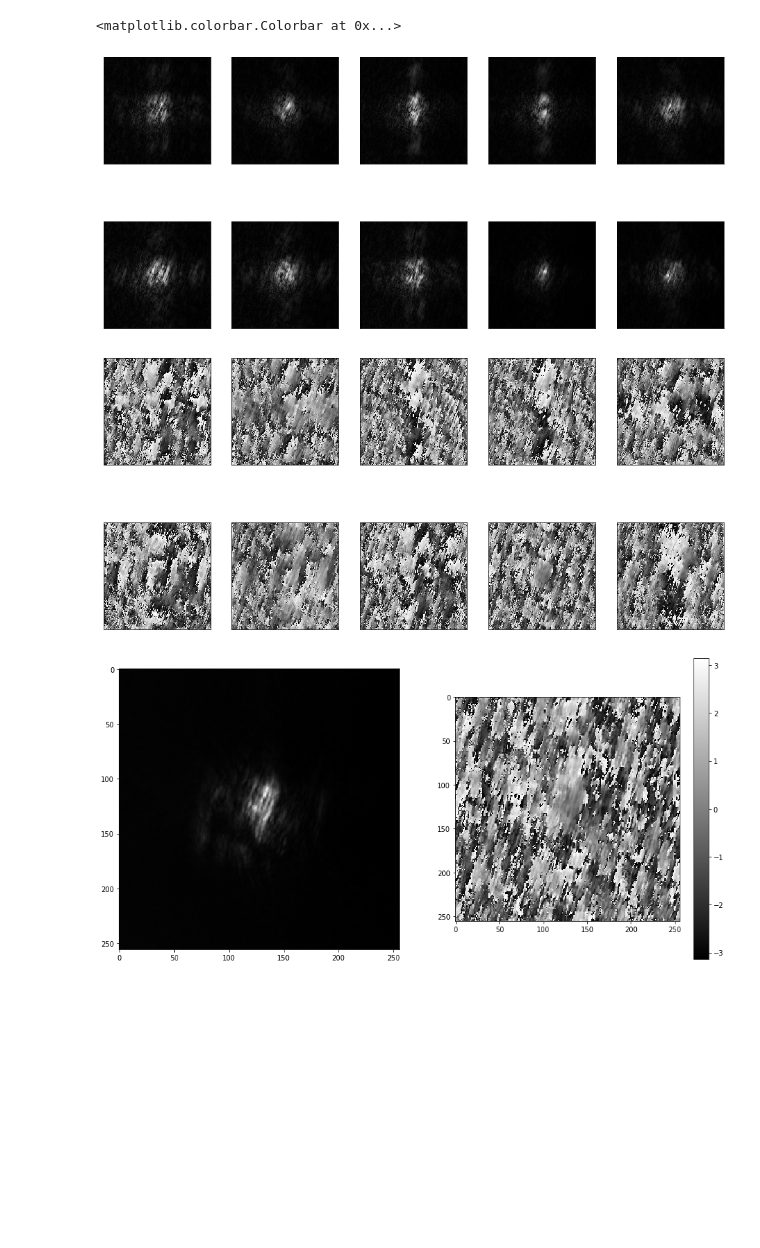
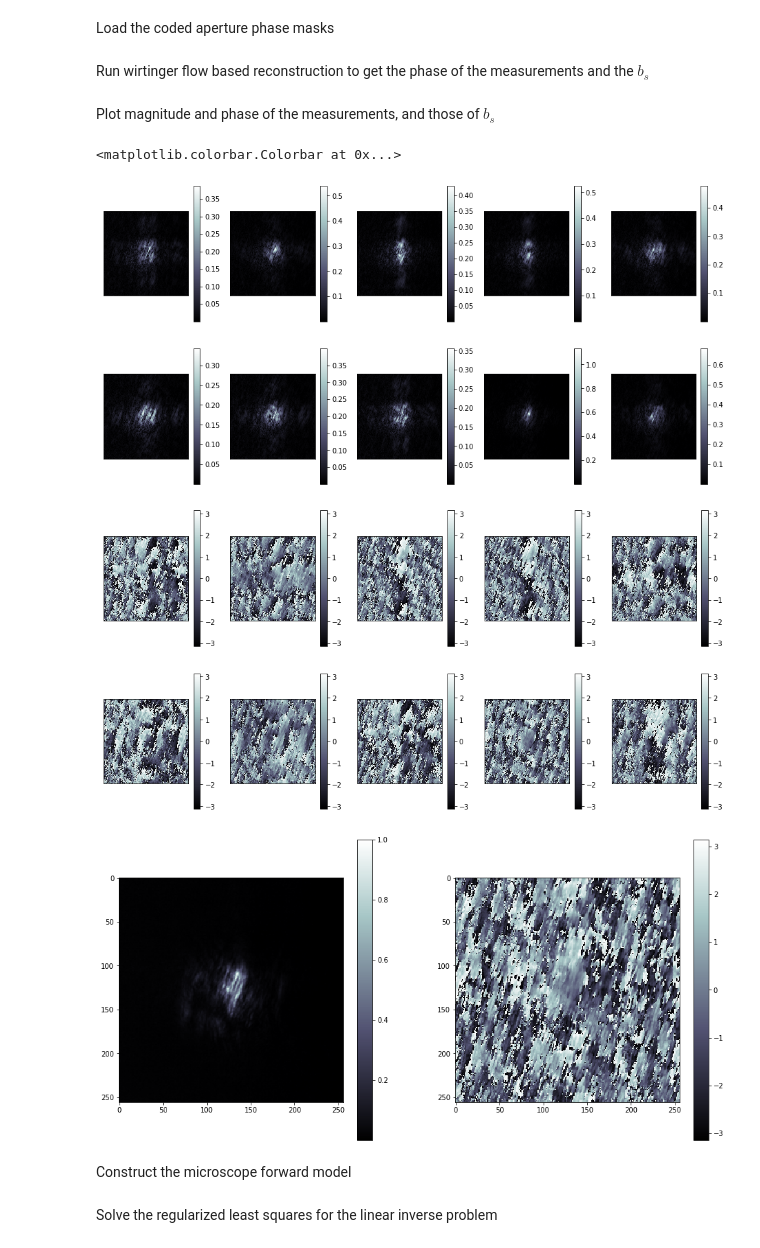
Before and after one commit to kvarun95/cshg, a Jupyter notebook: src/recon_ex.ipynb, the cells around one changed output. Drawn from its saved outputs; the diff is of its cells as text; code cells hidden in the pictures; blank space fills up the shorter version.

```diff
--- a/src/recon_ex.ipynb
+++ b/src/recon_ex.ipynb
@@ -17,5 +70,6 @@ sys.path.append("../Curvelab/fdct3d/src/")
 # %%
 N = 256
 NZ = 10
-data_dir = "../data/"
+data_dir = "../data/tissue/"
 num_masks = 10
+mode='amplify'
@@ -21,0 +78,11 @@ num_masks = 10
+# %%
+# get the data
+I_meas = scipy.io.loadmat(data_dir+"meas.mat")['meas_save']
+I_meas = np.transpose(I_meas, (2,0,1))
+I_meas[I_meas<0.] = 0.
+I_meas = I_meas**2
+I_meas = I_meas[:,::-1,::-1]
+
+master = scipy.io.loadmat(data_dir+"masterp.mat")['masterp_save']
+master = master[::-1,::-1]
+master[master<0.] = 0.
@@ -21,0 +91,8 @@ num_masks = 10
+# %%
+plt.rcParams['figure.figsize'] = 16,8
+plt.figure(1)
+for i in range(I_meas.shape[0]):
+    plt.subplot(2,5,i+1)
+    plt.imshow(abs(I_meas[i,:,:]), cmap='bone')
+    plt.xticks([])
+    plt.yticks([])
@@ -21,0 +101,2 @@ num_masks = 10
+# %% [markdown]
+Load the coded aperture phase masks
@@ -21,0 +119,2 @@ num_masks = 10
+# %% [markdown]
+Run wirtinger flow based reconstruction to get the phase of the measurements and the $b_s$
@@ -22,34 +132,28 @@ num_masks = 10
+# %% [markdown]
+Plot magnitude and phase of the measurements, and those of $b_s$
 # %%
-# get data
-y_meas = np.load("../results/ReconCpxField_meas.npy")
-y_holo = np.load("../results/ReconCpxField_rplane.npy")
-
-# Normalize data
-y_meas = y_meas / abs(y_holo).max()
-y_holo = y_holo / abs(y_holo).max()
-
-# plot the magnitude of the complex measurements
 plt.rcParams['figure.figsize'] = 16,8
 plt.figure(1)
 for i in range(y_meas.shape[0]):
     plt.subplot(2,5,i+1)
-    plt.imshow(abs(y_meas[i,:,:]), cmap='gray')
+    plt.imshow(abs(y_meas[i,:,:]), cmap='bone');plt.colorbar()
     plt.xticks([])
     plt.yticks([])
+
 plt.figure(2)
 for i in range(y_meas.shape[0]):
     plt.subplot(2,5,i+1)
-    plt.imshow(np.angle(y_meas[i,:,:]), cmap='gray')
+    plt.imshow(np.angle(y_meas[i,:,:]), cmap='bone');plt.colorbar()
     plt.xticks([])
     plt.yticks([])
 
 plt.figure(3)
 plt.subplot(121)
-plt.imshow(abs(y_holo), cmap='gray')
+plt.imshow(abs(y_holo), cmap='bone');plt.colorbar()
 plt.subplot(122)
-plt.imshow(np.angle(y_holo), cmap='gray');plt.colorbar()
+plt.imshow(np.angle(y_holo), cmap='bone');plt.colorbar()
 # %% [output]
 <matplotlib.colorbar.Colorbar at 0x...>
-[figure, old version]
+[figure, new version]
-[figure, old version]
+[figure, new version]
-[figure, old version]
+[figure, new version]
@@ -71,3 +160,5 @@ mask.value = -mask.value
+# %% [markdown]
+Construct the microscope forward model
 # %%
 # Construct forward model
 input_shape = (N,N,NZ)
@@ -75,3 +166,5 @@ fwd_op = ForwardModel(input_shape, mask, defocus=-LZ, include_shg=True)
+# %% [markdown]
+Solve the regularized least squares for the linear inverse problem
 # %%
 solver = LassoSolver(fwd_op, use_fista=False)
 # x_init = fwd_op.adjoint(y_meas)/mask.num/NZ
```
Also changed, not shown: parts of 23 cells of this notebook, 12 other files.
